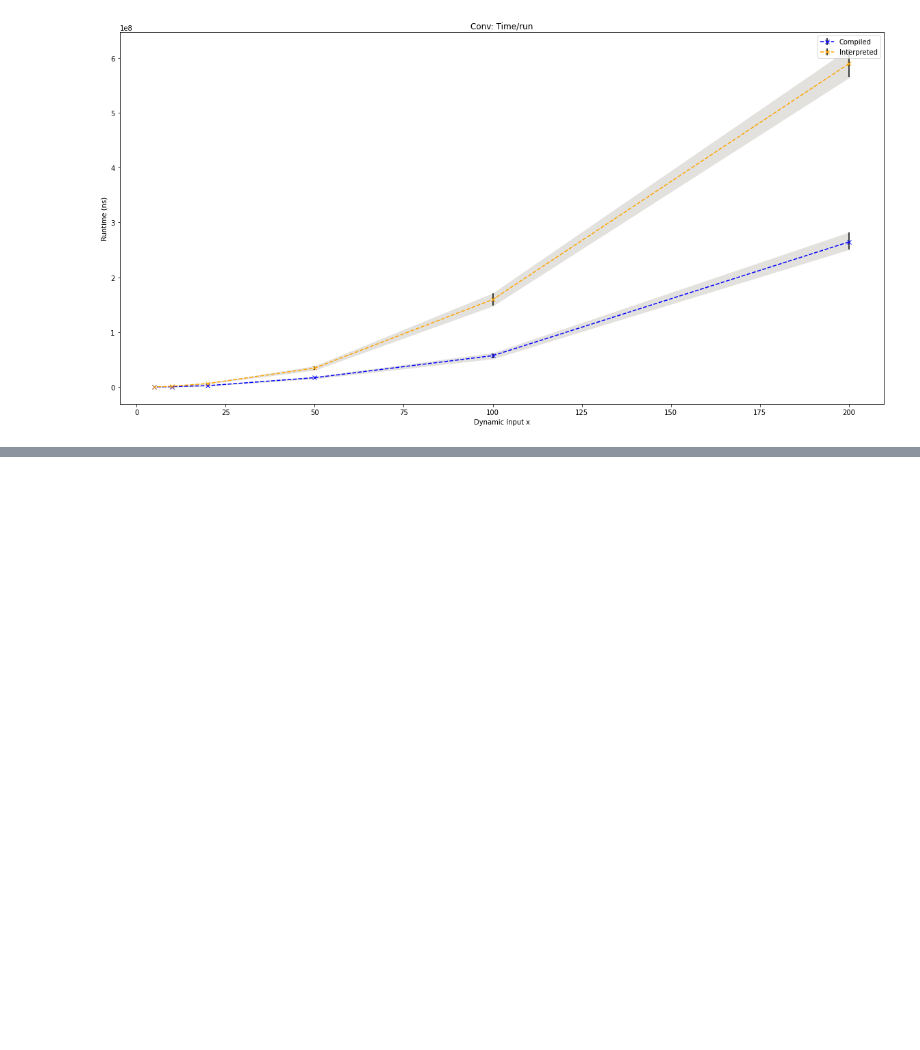
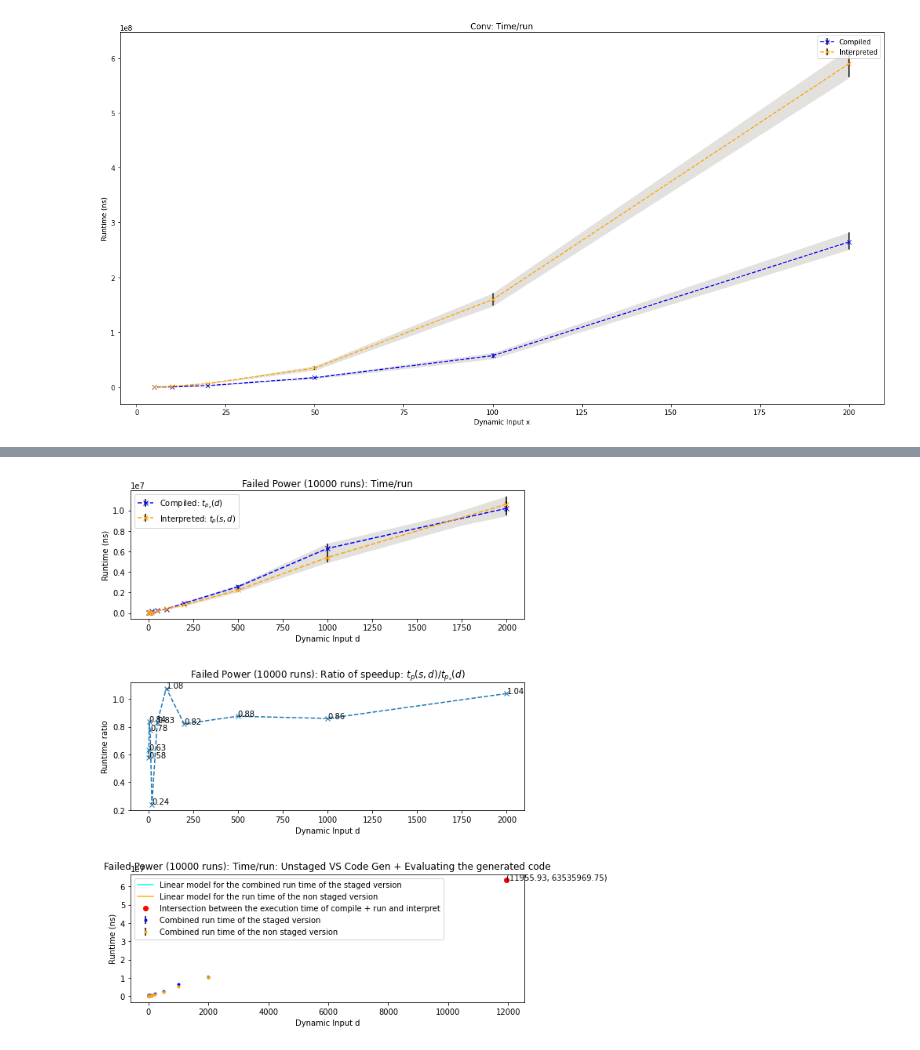
Before and after one commit to theo-chengkai-wang/lys_language, a Jupyter notebook: notebooks/2023_4_29_Eval.ipynb, the cells around one changed output, grey strips where cells are left out. Cells and saved outputs as stored; diff of their text form; code cells hidden in the pictures; blank space fills up the shorter version.

Commit message:
Eval: Experimenting & Tagless Final #95 Additional benchmarks

```diff
--- a/notebooks/2023_4_29_Eval.ipynb
+++ b/notebooks/2023_4_29_Eval.ipynb
@@ -114,9 +114,12 @@ def plot_info_for_axs(df, title, axs, linreg = True, log_scale=False, has_compil
         axs[2].set_title(f"{title}: Time/run: Unstaged VS Code Gen + Evaluating the generated code")
 
     # plt.show()
+def hook(fig, axs):
+    ...
 
-def plot_info_for(df, title, linreg=True, log_scale=False, has_compile=True):
-    fig, axs = plt.subplots(3, 1, figsize=(15, 20))
+def plot_info_for(df, title, linreg=True, log_scale=False, has_compile=True, figsize=(15, 20), hook = hook):
+    fig, axs = plt.subplots(3, 1, figsize=figsize)
+    hook(fig, axs)
     plot_info_for_axs(df, title, axs, linreg, log_scale=log_scale, has_compile=has_compile)
     plt.show()
 # %%
@@ -196,0 +202,2 @@ Text(0.5, 1.0, 'Conv: Time/run')
+# %%
+df_pb = pd.read_csv("../traces/benchmarks/2023_4_30_failed_stage_additive_2.csv")
@@ -196,0 +225,2 @@ Text(0.5, 1.0, 'Conv: Time/run')
+# %%
+df_pb["bench_x"] = [2000, 1000, 500, 200, 100, 50, 20, 10, 5, 2, 1] + [0] + [2000, 1000, 500, 200, 100, 50, 20, 10, 5, 2, 1]
@@ -196,0 +248,7 @@ Text(0.5, 1.0, 'Conv: Time/run')
+# %%
+def hook(fig, axs):
+    fig.subplots_adjust(hspace=0.5)
+
+plot_info_for(df_pb, "Failed Power (10000 runs)", figsize=(9, 12), hook=(hook))
+# %% [output]
+[figure, added]
```
Also changed, not shown: parts of 4 cells of this notebook, 2 other files.
